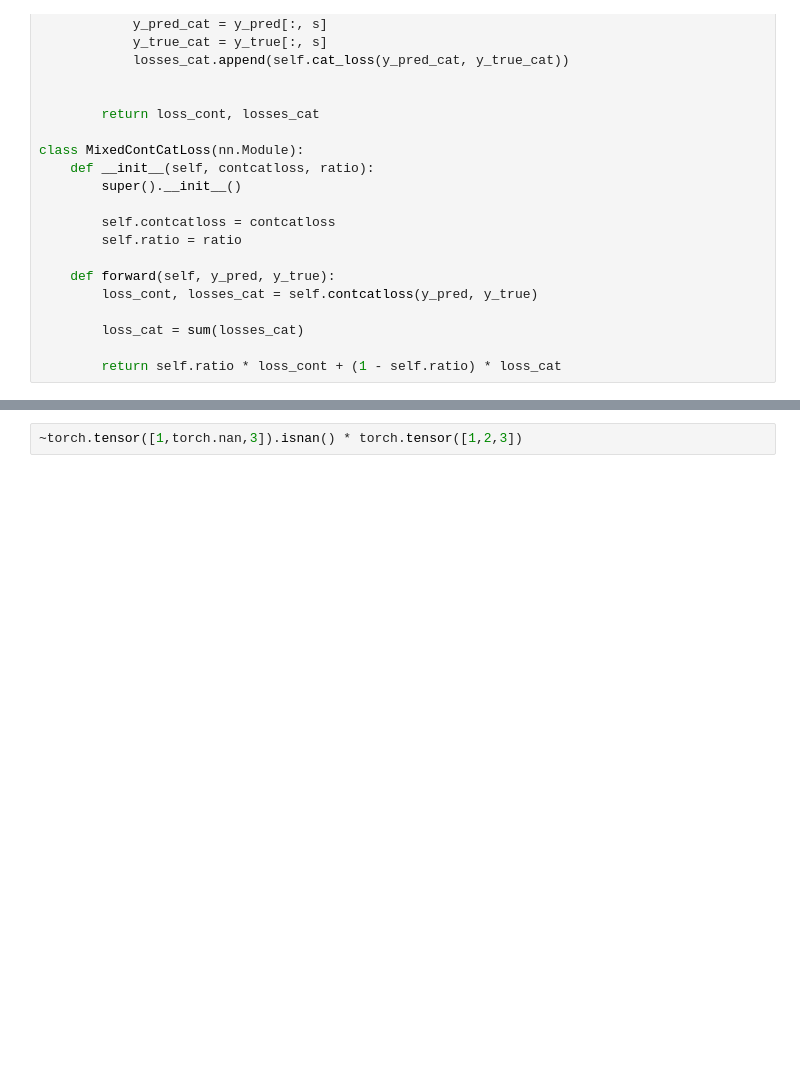
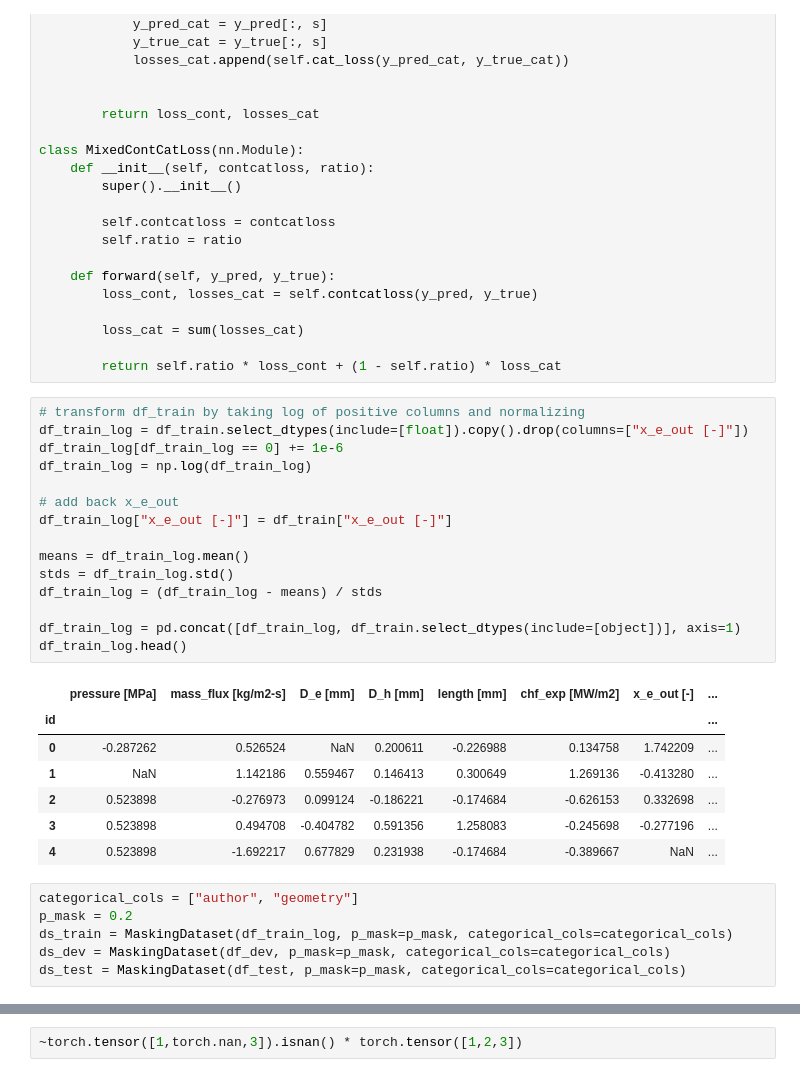
Before and after one commit to jysdoran/Kaggle, a Jupyter notebook: playground-series-s3e15/denoising.ipynb, the cells around one changed output, grey strips where cells are left out. Saved outputs shown, nothing was run; the diff lists cells and outputs as text; blank space fills up the shorter version.

```diff
--- a/playground-series-s3e15/denoising.ipynb
+++ b/playground-series-s3e15/denoising.ipynb
@@ -238,6 +248,35 @@ class MixedContCatLoss(nn.Module):
         loss_cat = sum(losses_cat)
 
         return self.ratio * loss_cont + (1 - self.ratio) * loss_cat
+# %%
+# transform df_train by taking log of positive columns and normalizing
+df_train_log = df_train.select_dtypes(include=[float]).copy().drop(columns=["x_e_out [-]"])
+df_train_log[df_train_log == 0] += 1e-6
+df_train_log = np.log(df_train_log)
+
+# add back x_e_out
+df_train_log["x_e_out [-]"] = df_train["x_e_out [-]"]
+
+means = df_train_log.mean()
+stds = df_train_log.std()
+df_train_log = (df_train_log - means) / stds
+
+df_train_log = pd.concat([df_train_log, df_train.select_dtypes(include=[object])], axis=1)
+df_train_log.head()
+# %% [output]
+|  | pressure [MPa] | mass_flux [kg/m2-s] | D_e [mm] | D_h [mm] | length [mm] | chf_exp [MW/m2] | x_e_out [-] | ... |
+| id |  |  |  |  |  |  |  | ... |
+| 0 | -0.287262 | 0.526524 | NaN | 0.200611 | -0.226988 | 0.134758 | 1.742209 | ... |
+| 1 | NaN | 1.142186 | 0.559467 | 0.146413 | 0.300649 | 1.269136 | -0.413280 | ... |
+| 2 | 0.523898 | -0.276973 | 0.099124 | -0.186221 | -0.174684 | -0.626153 | 0.332698 | ... |
+| 3 | 0.523898 | 0.494708 | -0.404782 | 0.591356 | 1.258083 | -0.245698 | -0.277196 | ... |
+| 4 | 0.523898 | -1.692217 | 0.677829 | 0.231938 | -0.174684 | -0.389667 | NaN | ... |
+# %%
+categorical_cols = ["author", "geometry"]
+p_mask = 0.2
+ds_train = MaskingDataset(df_train_log, p_mask=p_mask, categorical_cols=categorical_cols)
+ds_dev = MaskingDataset(df_dev, p_mask=p_mask, categorical_cols=categorical_cols)
+ds_test = MaskingDataset(df_test, p_mask=p_mask, categorical_cols=categorical_cols)
 # %%
 train_dataloader = DataLoader(ds_train, batch_size=32, shuffle=True)
 
```
Also changed, not shown: parts of 6 cells of this notebook, 6 other files.
